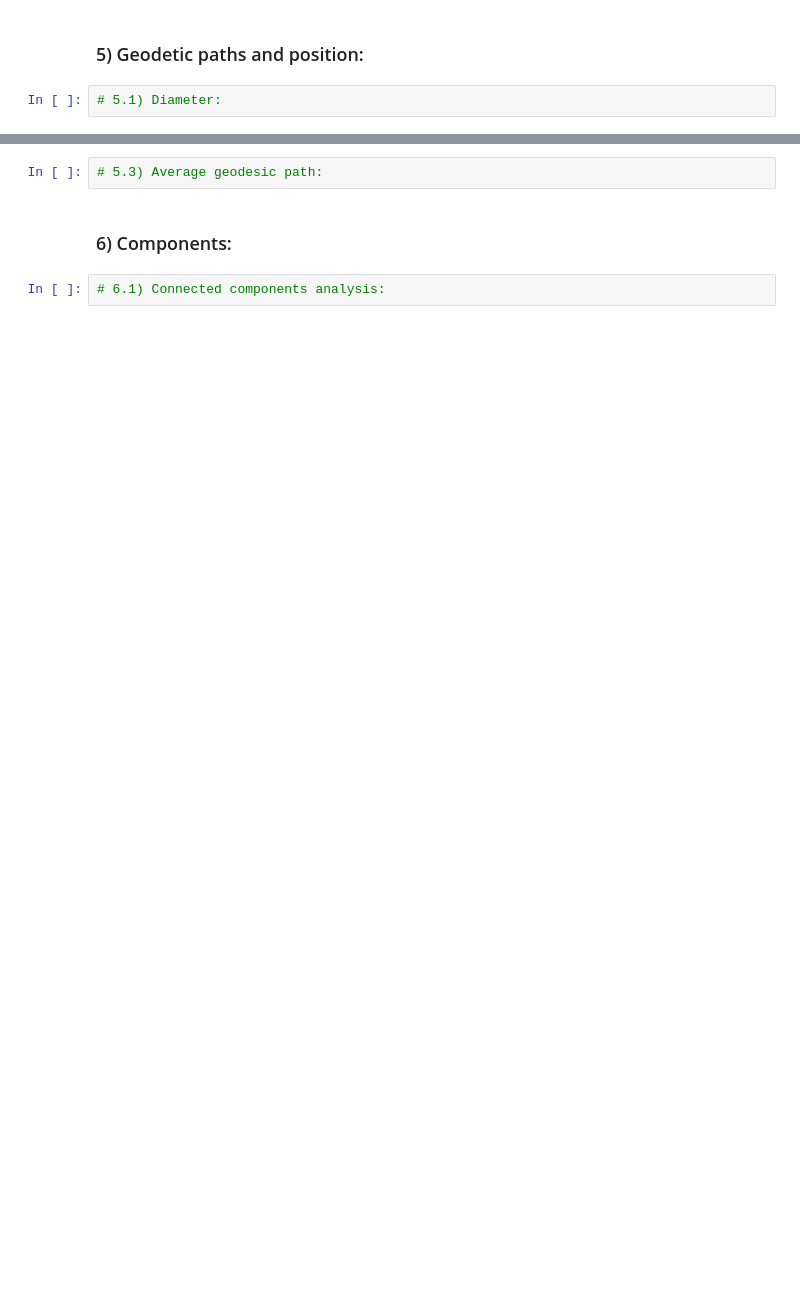
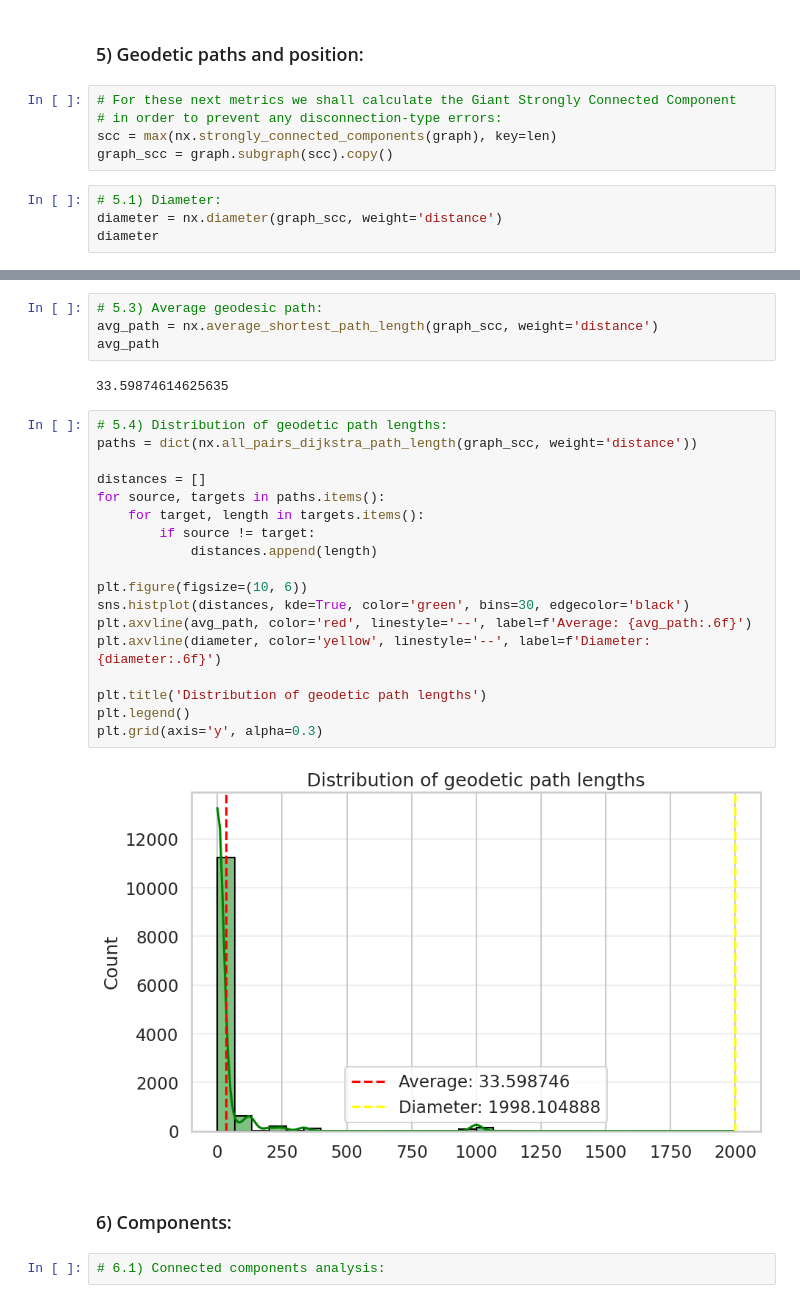
Before and after one commit to eduardgamez/Social-Computing-Analysis, a Jupyter notebook: notebooks/graph_metrics.ipynb, the cells around one changed output, grey strips where cells are left out. Drawn from its saved outputs; the diff is of its cells as text; blank space fills up the shorter version.

Commit message:
Ampliation of metrics.

```diff
--- a/notebooks/graph_metrics.ipynb
+++ b/notebooks/graph_metrics.ipynb
@@ -184,4 +188,11 @@ transitivity
 # %% [markdown]
 ### 5) Geodetic paths and position:
+# %%
+# For these next metrics we shall calculate the Giant Strongly Connected Component
+# in order to prevent any disconnection-type errors:
+scc = max(nx.strongly_connected_components(graph), key=len)
+graph_scc = graph.subgraph(scc).copy()
 # %%
 # 5.1) Diameter:
+diameter = nx.diameter(graph_scc, weight='distance')
+diameter
@@ -190,5 +213,29 @@ transitivity
 # %%
 # 5.3) Average geodesic path:
+avg_path = nx.average_shortest_path_length(graph_scc, weight='distance')
+avg_path
+# %% [output]
+33.59874614625635
+# %%
+# 5.4) Distribution of geodetic path lengths:
+paths = dict(nx.all_pairs_dijkstra_path_length(graph_scc, weight='distance'))
+
+distances = []
+for source, targets in paths.items():
+    for target, length in targets.items():
+        if source != target:
+            distances.append(length)
+
+plt.figure(figsize=(10, 6))
+sns.histplot(distances, kde=True, color='green', bins=30, edgecolor='black')
+plt.axvline(avg_path, color='red', linestyle='--', label=f'Average: {avg_path:.6f}')
+plt.axvline(diameter, color='yellow', linestyle='--', label=f'Diameter: {diameter:.6f}')
+
+plt.title('Distribution of geodetic path lengths')
+plt.legend()
+plt.grid(axis='y', alpha=0.3)
+# %% [output]
+[figure, added]
 # %% [markdown]
 ### 6) Components:
 # %%
```
Also changed, not shown: parts of 3 cells of this notebook.
